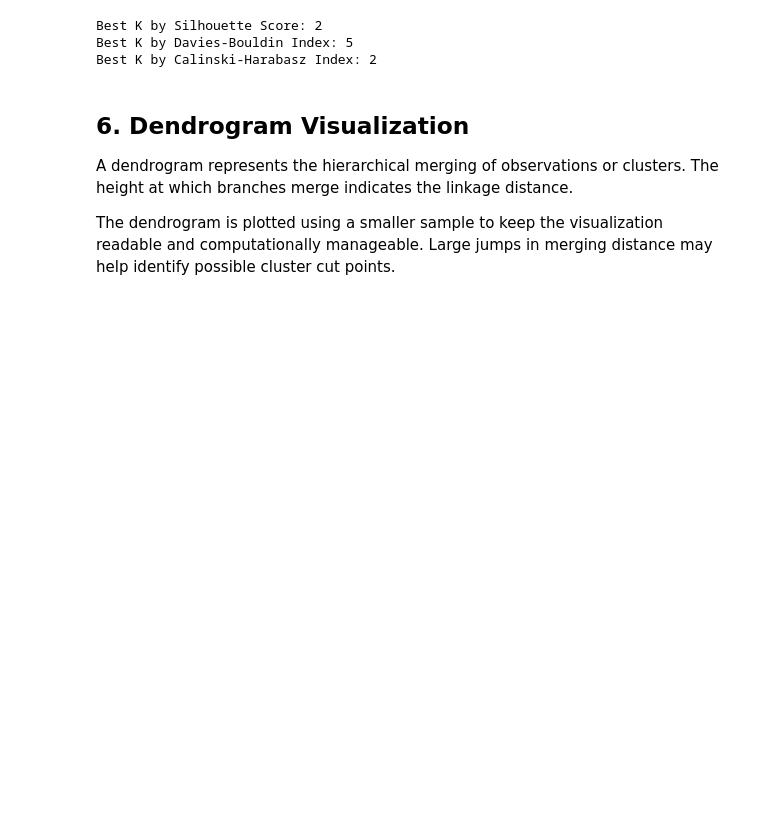
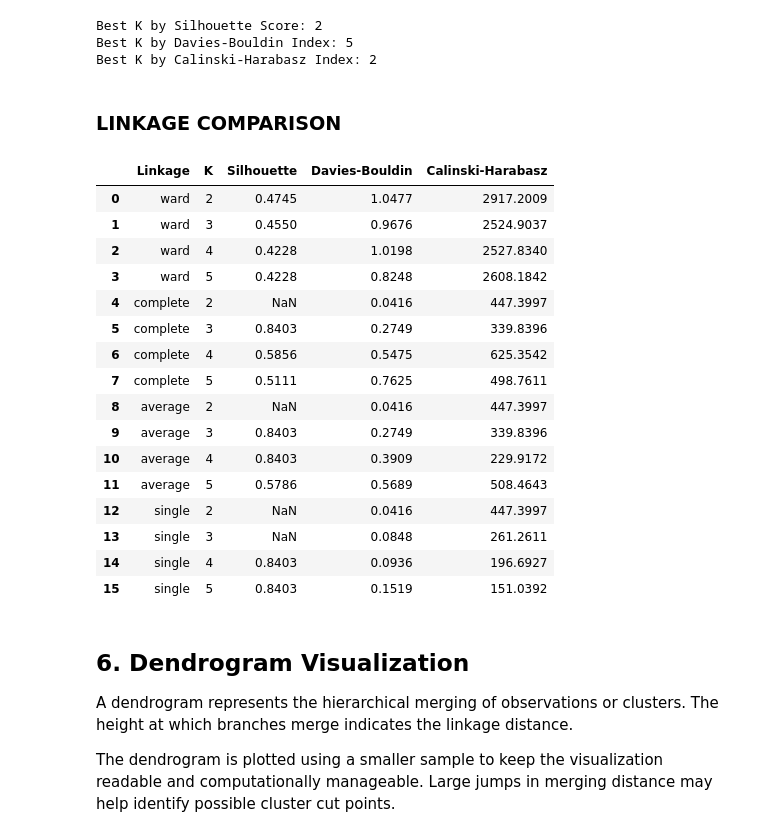
Before and after one commit to manaswiniyoshitha2006-netizen/ML-Evaluation, a Jupyter notebook: notebooks/clustering.ipynb, the cells around one changed output. Drawn from its saved outputs; the diff is of its cells as text; code cells hidden in the pictures; blank space fills up the shorter version.

Commit message:
Validated Clustering Notebook

```diff
--- a/notebooks/clustering.ipynb
+++ b/notebooks/clustering.ipynb
@@ -2208,6 +2211,43 @@ print("Best K by Calinski-Harabasz Index:", best_ch_k)
 Best K by Silhouette Score: 2
 Best K by Davies-Bouldin Index: 5
 Best K by Calinski-Harabasz Index: 2
+# %% [markdown]
+### LINKAGE COMPARISON
+# %%
+# LINKAGE COMPARISON
+linkage_results = []
+for method in ["ward", "complete", "average", "single"]:
+    for k in [2, 3, 4, 5]:
+        labels = AgglomerativeClustering(n_clusters=k, linkage=method).fit_predict(X_hier_sample)
+        sub = labels[metric_indices]
+        linkage_results.append({
+            "Linkage": method,
+            "K": k,
+            "Silhouette": silhouette_score(X_metric_sample, sub) if len(np.unique(sub)) > 1 else np.nan,
+            "Davies-Bouldin": davies_bouldin_score(X_hier_sample, labels),
+            "Calinski-Harabasz": calinski_harabasz_score(X_hier_sample, labels)
+        })
+
+linkage_comparison = pd.DataFrame(linkage_results).round(4)
+display(linkage_comparison)
+# %% [output]
+|  | Linkage | K | Silhouette | Davies-Bouldin | Calinski-Harabasz |
+| 0 | ward | 2 | 0.4745 | 1.0477 | 2917.2009 |
+| 1 | ward | 3 | 0.4550 | 0.9676 | 2524.9037 |
+| 2 | ward | 4 | 0.4228 | 1.0198 | 2527.8340 |
+| 3 | ward | 5 | 0.4228 | 0.8248 | 2608.1842 |
+| 4 | complete | 2 | NaN | 0.0416 | 447.3997 |
+| 5 | complete | 3 | 0.8403 | 0.2749 | 339.8396 |
+| 6 | complete | 4 | 0.5856 | 0.5475 | 625.3542 |
+| 7 | complete | 5 | 0.5111 | 0.7625 | 498.7611 |
+| 8 | average | 2 | NaN | 0.0416 | 447.3997 |
+| 9 | average | 3 | 0.8403 | 0.2749 | 339.8396 |
+| 10 | average | 4 | 0.8403 | 0.3909 | 229.9172 |
+| 11 | average | 5 | 0.5786 | 0.5689 | 508.4643 |
+| 12 | single | 2 | NaN | 0.0416 | 447.3997 |
+| 13 | single | 3 | NaN | 0.0848 | 261.2611 |
+| 14 | single | 4 | 0.8403 | 0.0936 | 196.6927 |
+| 15 | single | 5 | 0.8403 | 0.1519 | 151.0392 |
 # %% [markdown]
 ## 6. Dendrogram Visualization
 
```
Also changed, not shown: parts of 9 cells of this notebook.
